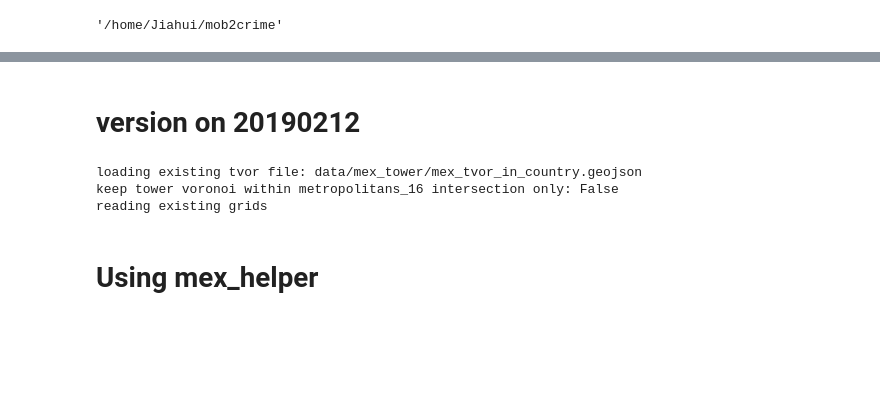
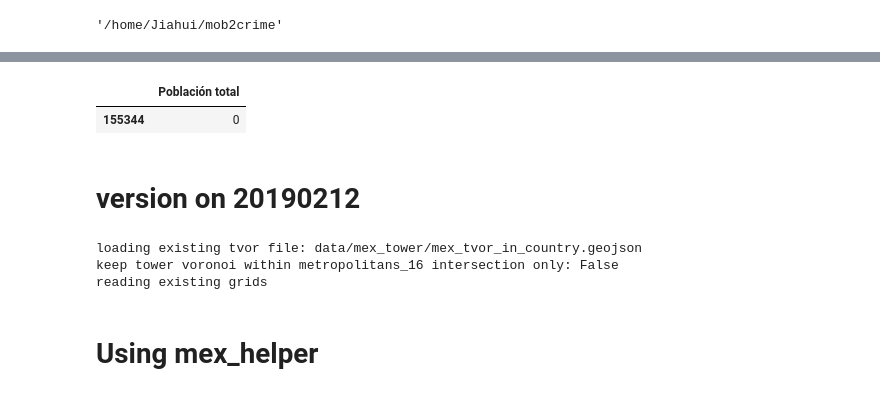
Before and after one commit to JHWu92/mob2crime, a Jupyter notebook: Map_TwVorPoly.ipynb, the cells around one changed output, grey strips where cells are left out. Saved outputs shown, nothing was run; the diff lists cells and outputs as text; code cells hidden in the pictures; blank space fills up the shorter version.

```diff
--- a/Map_TwVorPoly.ipynb
+++ b/Map_TwVorPoly.ipynb
@@ -22,0 +225,7 @@ import src.mex_helper as mex
+# %%
+population = mex.population_loc()
+# %%
+population[population.loc_id=='150990003'][['Población total']]
+# %% [output]
+|  | Población total |
+| 155344 | 0 |
```
Also changed, not shown: parts of 41 cells of this notebook, 3 other files.
